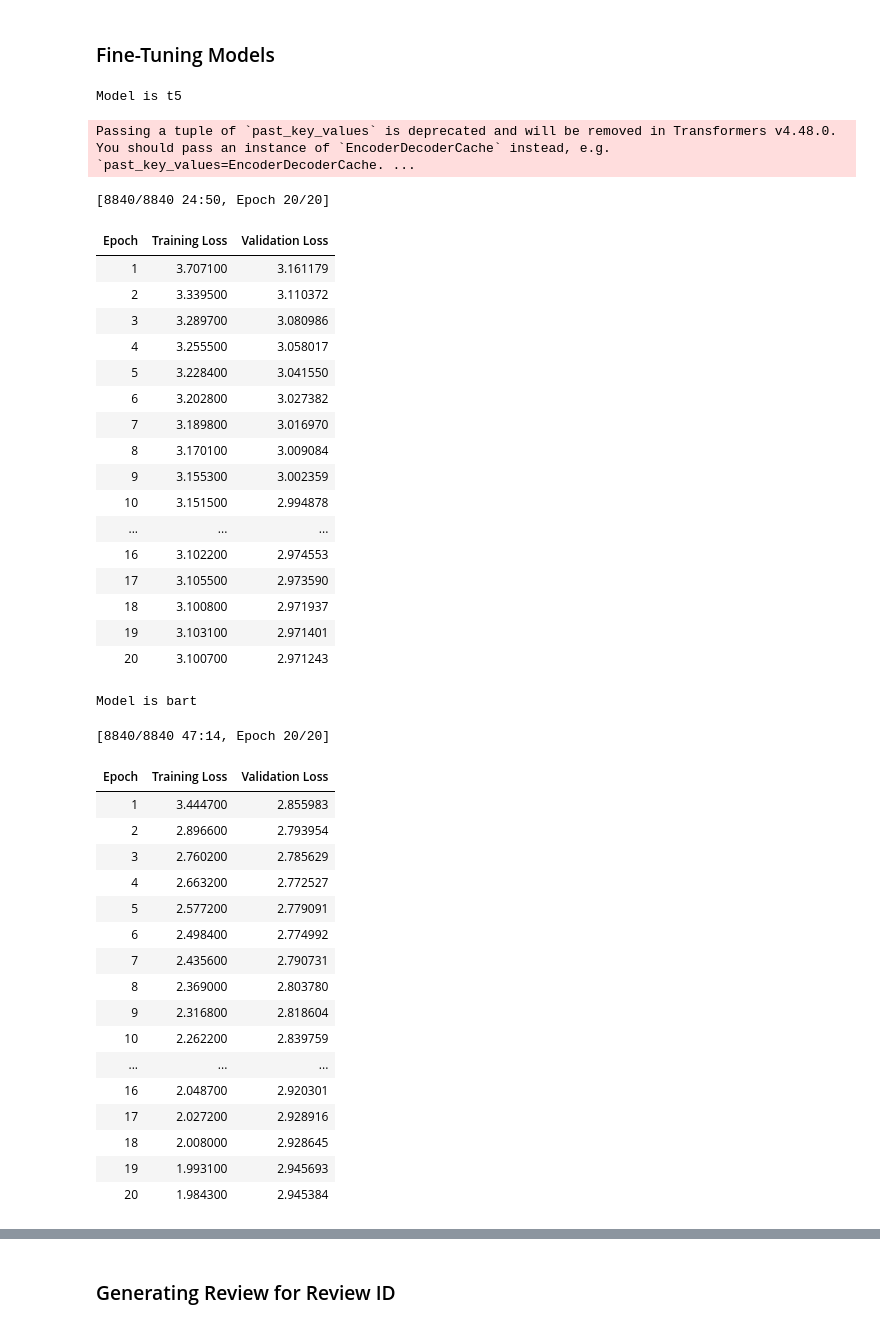
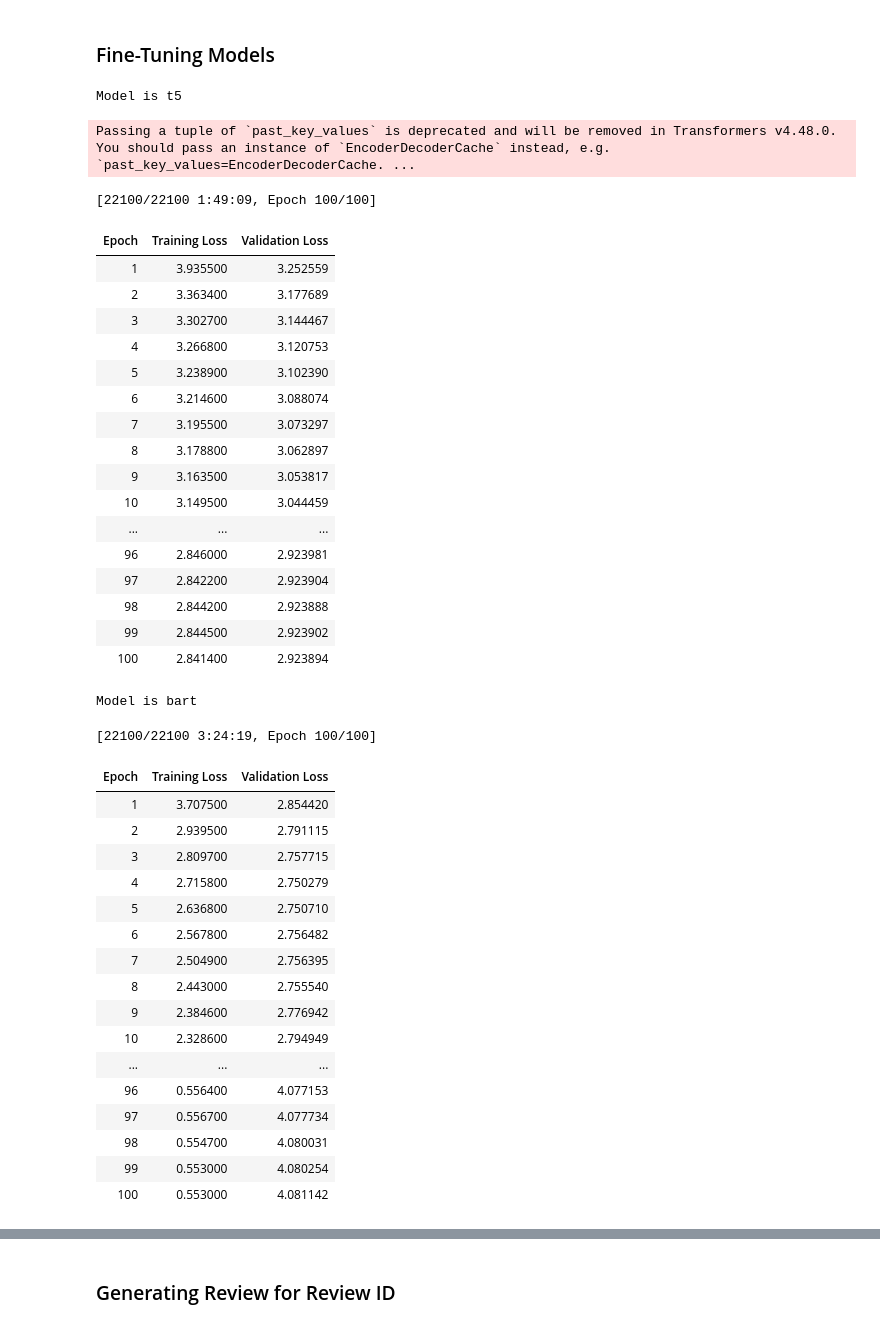
Before and after one commit to CHamilton0/COMP-SCI-7417-Applied-Natural-Language-Processing, a Jupyter notebook: Assignment2/ANLP_2025_S1_assignment2_a1766121_christopher_hamilton.ipynb, the cells around one changed output, grey strips where cells are left out. Cells and saved outputs as stored; diff of their text form; code cells hidden in the pictures.

Commit message:
run again with 100 epochs

```diff
--- a/Assignment2/ANLP_2025_S1_assignment2_a1766121_christopher_hamilton.ipynb
+++ b/Assignment2/ANLP_2025_S1_assignment2_a1766121_christopher_hamilton.ipynb
@@ -482,7 +483,7 @@ reference_reviews = []
 def evaluate_model(model, tokeniser):
     from statistics import mean
 
-    for example in test_dataset.select(range(100)):  # TODO: Select 100 rows for testing
+    for example in test_dataset:
         generated_review = generate_review(example["ratings"], model, tokeniser)
 
         if len(generated_review) == 0:
@@ -491,7 +492,7 @@ def evaluate_model(model, tokeniser):
         generated_reviews.append(generated_review)
         reference_reviews.append(example["review_text"])
 
-    # Evaluate the summaries using the ROUGE metric
+    # Evaluate the summaries using the ROUGE metric (Reference #4)
     rouge_scores = rouge.get_scores(generated_reviews, reference_reviews)
     rouge_1_ps = []
     rouge_1_rs = []
@@ -529,6 +530,7 @@ def evaluate_model(model, tokeniser):
     print(f"ROUGE-L Recall: {mean(rouge_l_rs)}")
     print(f"ROUGE-L F1: {mean(rouge_l_fs)}")
 
+    # (Reference #8)
     from statistics import mean
     bertscore = load("bertscore")
     results = bertscore.compute(predictions=generated_reviews, references=reference_reviews, lang="en")
@@ -625,68 +627,68 @@ trained_models = {}
 # %%
 for model_definition in models:
     print(f"Model is {model_definition['name']}")
 
     model = model_definition['model']
     tokeniser = model_definition['tokeniser']
 
     split = dataset.train_test_split(test_size=0.2)
     train_dataset = split['train']
     validation_dataset = split['test']
 
     tokenised_train = train_dataset.map(lambda batch: preprocess(tokeniser, batch), batched=True)
     tokenised_val = validation_dataset.map(lambda batch: preprocess(tokeniser, batch), batched=True)
     training_args = TrainingArguments(
-        per_device_train_batch_size=8,
-        per_device_eval_batch_size=8,
-        num_train_epochs=20,
+        per_device_train_batch_size=16,
+        per_device_eval_batch_size=16,
+        num_train_epochs=100,
         logging_strategy="epoch",
         eval_strategy="epoch",
     )
 
     trainer = Trainer(model=model, args=training_args, train_dataset=tokenised_train, eval_dataset=tokenised_val)
     trainer.train()
 
     trained_models[model_definition['name']] = {'model': model, 'tokeniser': tokeniser}
 # %% [output]
 Model is t5
 Passing a tuple of `past_key_values` is deprecated and will be removed in Transformers v4.48.0. You should pass an instance of `EncoderDecoderCache` instead, e.g. `past_key_values=EncoderDecoderCache. ...
-[8840/8840 24:50, Epoch 20/20]
+[22100/22100 1:49:09, Epoch 100/100]
 | Epoch | Training Loss | Validation Loss |
-| 1 | 3.707100 | 3.161179 |
-| 2 | 3.339500 | 3.110372 |
-| 3 | 3.289700 | 3.080986 |
-| 4 | 3.255500 | 3.058017 |
-| 5 | 3.228400 | 3.041550 |
-| 6 | 3.202800 | 3.027382 |
-| 7 | 3.189800 | 3.016970 |
-| 8 | 3.170100 | 3.009084 |
-| 9 | 3.155300 | 3.002359 |
-| 10 | 3.151500 | 2.994878 |
+| 1 | 3.935500 | 3.252559 |
+| 2 | 3.363400 | 3.177689 |
+| 3 | 3.302700 | 3.144467 |
+| 4 | 3.266800 | 3.120753 |
+| 5 | 3.238900 | 3.102390 |
+| 6 | 3.214600 | 3.088074 |
+| 7 | 3.195500 | 3.073297 |
+| 8 | 3.178800 | 3.062897 |
+| 9 | 3.163500 | 3.053817 |
+| 10 | 3.149500 | 3.044459 |
 | ... | ... | ... |
-| 16 | 3.102200 | 2.974553 |
-| 17 | 3.105500 | 2.973590 |
-| 18 | 3.100800 | 2.971937 |
-| 19 | 3.103100 | 2.971401 |
-| 20 | 3.100700 | 2.971243 |
+| 96 | 2.846000 | 2.923981 |
+| 97 | 2.842200 | 2.923904 |
+| 98 | 2.844200 | 2.923888 |
+| 99 | 2.844500 | 2.923902 |
+| 100 | 2.841400 | 2.923894 |
 Model is bart
-[8840/8840 47:14, Epoch 20/20]
+[22100/22100 3:24:19, Epoch 100/100]
 | Epoch | Training Loss | Validation Loss |
-| 1 | 3.444700 | 2.855983 |
-| 2 | 2.896600 | 2.793954 |
-| 3 | 2.760200 | 2.785629 |
-| 4 | 2.663200 | 2.772527 |
-| 5 | 2.577200 | 2.779091 |
-| 6 | 2.498400 | 2.774992 |
-| 7 | 2.435600 | 2.790731 |
-| 8 | 2.369000 | 2.803780 |
-| 9 | 2.316800 | 2.818604 |
-| 10 | 2.262200 | 2.839759 |
+| 1 | 3.707500 | 2.854420 |
+| 2 | 2.939500 | 2.791115 |
+| 3 | 2.809700 | 2.757715 |
+| 4 | 2.715800 | 2.750279 |
+| 5 | 2.636800 | 2.750710 |
+| 6 | 2.567800 | 2.756482 |
+| 7 | 2.504900 | 2.756395 |
+| 8 | 2.443000 | 2.755540 |
+| 9 | 2.384600 | 2.776942 |
+| 10 | 2.328600 | 2.794949 |
 | ... | ... | ... |
-| 16 | 2.048700 | 2.920301 |
-| 17 | 2.027200 | 2.928916 |
-| 18 | 2.008000 | 2.928645 |
-| 19 | 1.993100 | 2.945693 |
-| 20 | 1.984300 | 2.945384 |
+| 96 | 0.556400 | 4.077153 |
+| 97 | 0.556700 | 4.077734 |
+| 98 | 0.554700 | 4.080031 |
+| 99 | 0.553000 | 4.080254 |
+| 100 | 0.553000 | 4.081142 |
 # %%
 for model in trained_models:
     print(f"Evaluating {model}")
```
Also changed, not shown: parts of 22 cells of this notebook.
